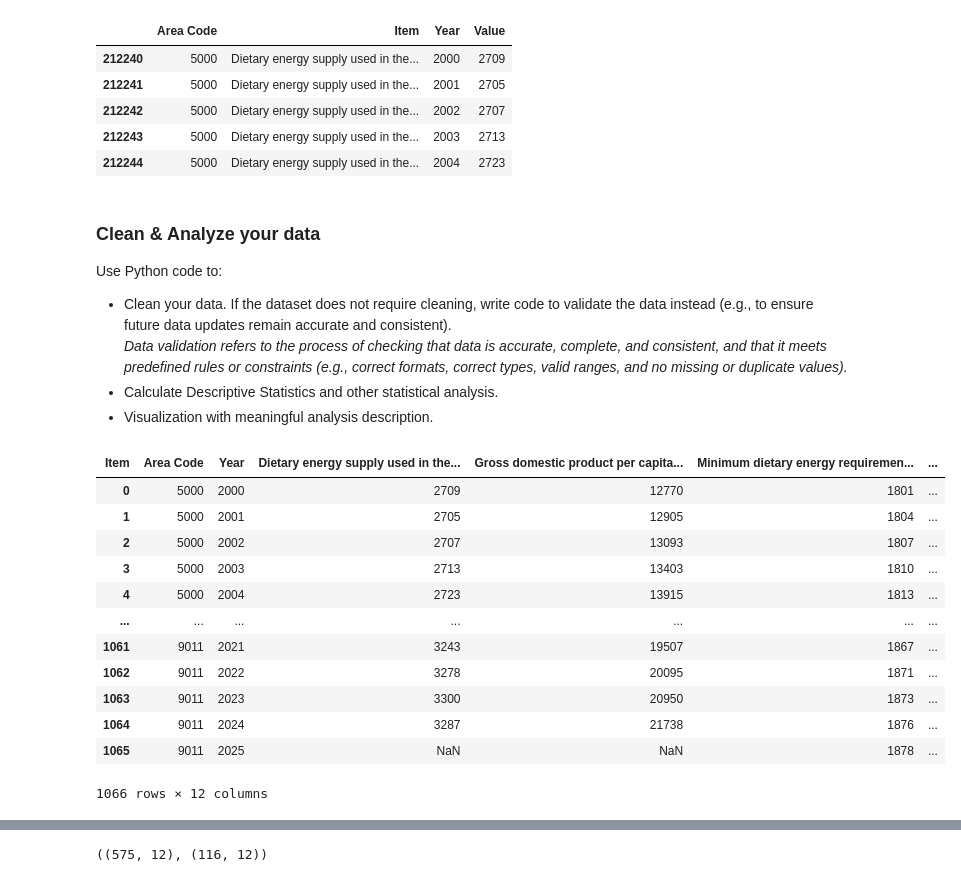
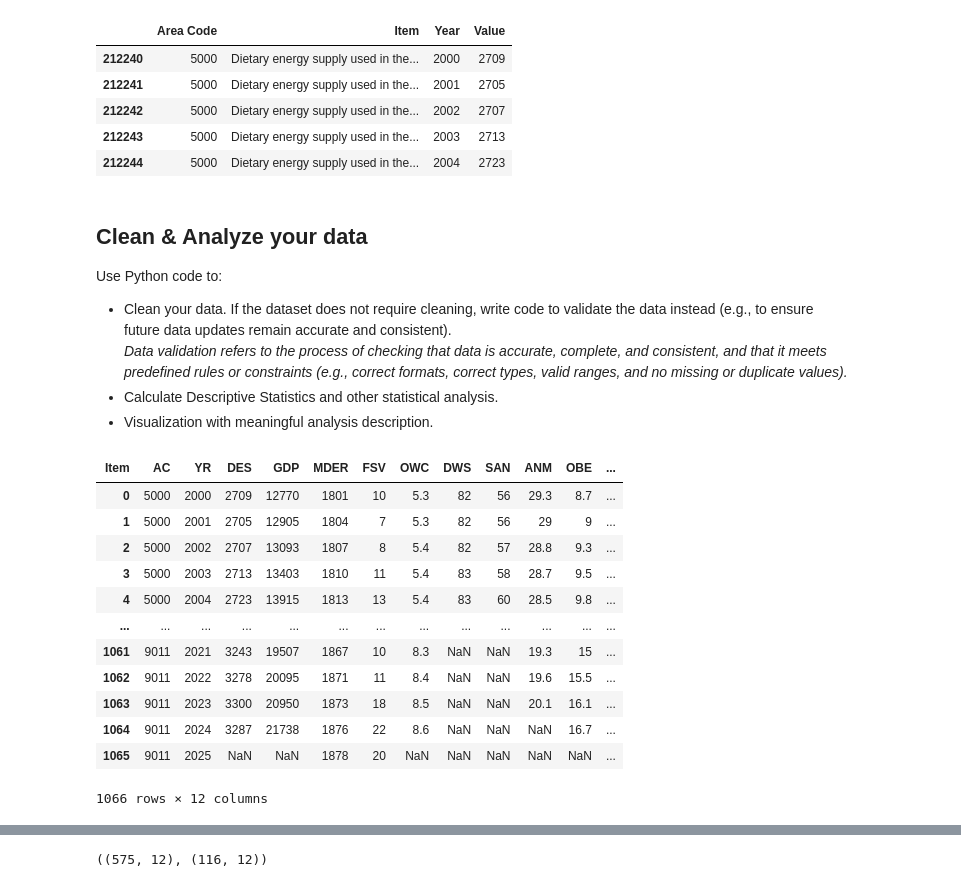
Before and after one commit to jaredliw/dtp3, a Jupyter notebook: model.ipynb, the cells around one changed output, grey strips where cells are left out. Saved outputs shown, nothing was run; the diff lists cells and outputs as text; code cells hidden in the pictures.

```diff
--- a/model.ipynb
+++ b/model.ipynb
@@ -35,25 +37,28 @@ import matplotlib.pyplot as plt
 - State which columns are the independent variables (features) and describe your hypothesis on why these features can predict the target variable.
 # %%
 FILENAME: str = "Food_Security_data_E_All_Data_(Normalized).csv"
-FEATURES: list[str] = [
+FEATURES_RAW: list[str] = [
     "Area Code",
     "Year",
     "Dietary energy supply used in the estimation of the prevalence of undernourishment (kcal/cap/day)",
     "Gross domestic product per capita, PPP, (constant 2021 international $)",
     "Per capita food supply variability (kcal/cap/day)",
     "Percentage of population using at least basic drinking water services (percent)",
-    "Percentage of population using at least basic sanitation services (percent)",  #
-    # "Percentage of children under 5 years of age who are stunted (modelled estimates) (percent)",
+    "Percentage of population using at least basic sanitation services (percent)",
     "Percentage of children under 5 years of age who are overweight (modelled estimates) (percent)",
     "Prevalence of obesity in the adult population (18 years and older) (percent)",
     "Prevalence of anemia among women of reproductive age (15-49 years) (percent)",
     "Minimum dietary energy requirement (kcal/cap/day)",
-    # "Prevalence of low birthweight (percent)",
 ]
-TARGET: str = "Prevalence of undernourishment (percent) (annual value)"
+AREA_CODE: str = "AC"
+YEAR: str = "YR"
+FEATURES: list[str] = [AREA_CODE, YEAR, "DES", "GDP", "FSV", "DWS", "SAN", "OWC", "OBE", "ANM", "MDER"]
+TARGET_RAW: str = "Prevalence of undernourishment (percent) (annual value)"
+TARGET: str = "PoU"
+SPLIT_YEAR: int = 2020
 # %%
-df = pd.read_csv(FILENAME)[["Area Code", "Item", "Year", "Value"]].replace("nan", np.nan)
-df = df[(df["Item"].isin([*FEATURES, TARGET])) & (df["Area Code"] >= 1000)]
+df = pd.read_csv(FILENAME)[["Area Code", "Item", "Year", "Value"]]
+df = df[(df["Item"].isin([*FEATURES_RAW, TARGET_RAW])) & (df["Area Code"] >= 1000)]
 df.head()
 # %% [output]
 |  | Area Code | Item | Year | Value |
@@ -63,7 +68,7 @@ df.head()
 | 212243 | 5000 | Dietary energy supply used in the... | 2003 | 2713 |
 | 212244 | 5000 | Dietary energy supply used in the... | 2004 | 2723 |
 # %% [markdown]
-### Clean & Analyze your data
+## Clean & Analyze your data
 
 Use Python code to:
 - Clean your data. If the dataset does not require cleaning, write code to validate the data instead (e.g., to ensure future data updates remain accurate and consistent).\
@@ -73,24 +78,25 @@ Use Python code to:
 # %%
 df_pivoted = df.pivot_table(
     index=["Area Code", "Year"],
     columns="Item",
     values="Value",
     aggfunc="first",
-).reset_index()
+).reset_index().rename(columns=dict(zip([*FEATURES_RAW, TARGET_RAW], [*FEATURES, TARGET])))
+
 df_pivoted
 # %% [output]
-| Item | Area Code | Year | Dietary energy supply used in the... | Gross domestic product per capita... | Minimum dietary energy requiremen... | ... |
-| 0 | 5000 | 2000 | 2709 | 12770 | 1801 | ... |
-| 1 | 5000 | 2001 | 2705 | 12905 | 1804 | ... |
-| 2 | 5000 | 2002 | 2707 | 13093 | 1807 | ... |
-| 3 | 5000 | 2003 | 2713 | 13403 | 1810 | ... |
-| 4 | 5000 | 2004 | 2723 | 13915 | 1813 | ... |
-| ... | ... | ... | ... | ... | ... | ... |
-| 1061 | 9011 | 2021 | 3243 | 19507 | 1867 | ... |
-| 1062 | 9011 | 2022 | 3278 | 20095 | 1871 | ... |
-| 1063 | 9011 | 2023 | 3300 | 20950 | 1873 | ... |
-| 1064 | 9011 | 2024 | 3287 | 21738 | 1876 | ... |
-| 1065 | 9011 | 2025 | NaN | NaN | 1878 | ... |
+| Item | AC | YR | DES | GDP | MDER | FSV | OWC | DWS | SAN | ANM | OBE | ... |
+| 0 | 5000 | 2000 | 2709 | 12770 | 1801 | 10 | 5.3 | 82 | 56 | 29.3 | 8.7 | ... |
+| 1 | 5000 | 2001 | 2705 | 12905 | 1804 | 7 | 5.3 | 82 | 56 | 29 | 9 | ... |
+| 2 | 5000 | 2002 | 2707 | 13093 | 1807 | 8 | 5.4 | 82 | 57 | 28.8 | 9.3 | ... |
+| 3 | 5000 | 2003 | 2713 | 13403 | 1810 | 11 | 5.4 | 83 | 58 | 28.7 | 9.5 | ... |
+| 4 | 5000 | 2004 | 2723 | 13915 | 1813 | 13 | 5.4 | 83 | 60 | 28.5 | 9.8 | ... |
+| ... | ... | ... | ... | ... | ... | ... | ... | ... | ... | ... | ... | ... |
+| 1061 | 9011 | 2021 | 3243 | 19507 | 1867 | 10 | 8.3 | NaN | NaN | 19.3 | 15 | ... |
+| 1062 | 9011 | 2022 | 3278 | 20095 | 1871 | 11 | 8.4 | NaN | NaN | 19.6 | 15.5 | ... |
+| 1063 | 9011 | 2023 | 3300 | 20950 | 1873 | 18 | 8.5 | NaN | NaN | 20.1 | 16.1 | ... |
+| 1064 | 9011 | 2024 | 3287 | 21738 | 1876 | 22 | 8.6 | NaN | NaN | NaN | 16.7 | ... |
+| 1065 | 9011 | 2025 | NaN | NaN | 1878 | 20 | NaN | NaN | NaN | NaN | NaN | ... |
 1066 rows × 12 columns
 # %%
 df_pivoted.columns[df_pivoted.isna().any()]
```
Also changed, not shown: parts of 42 cells of this notebook.
